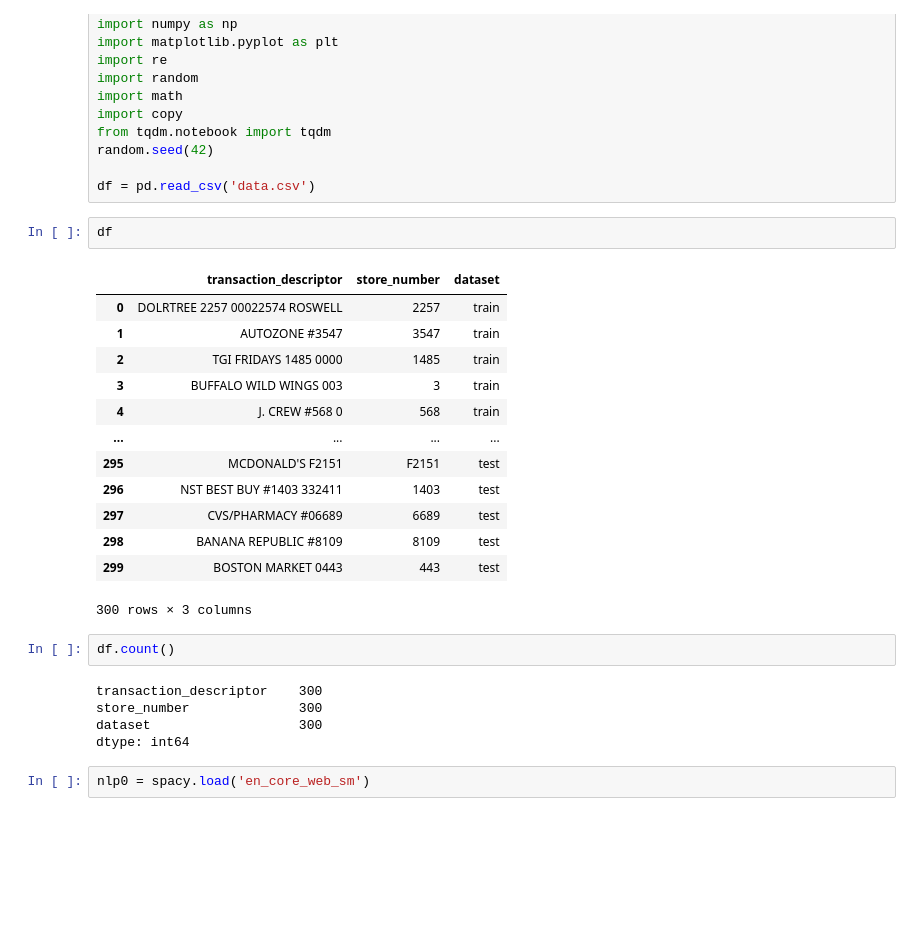
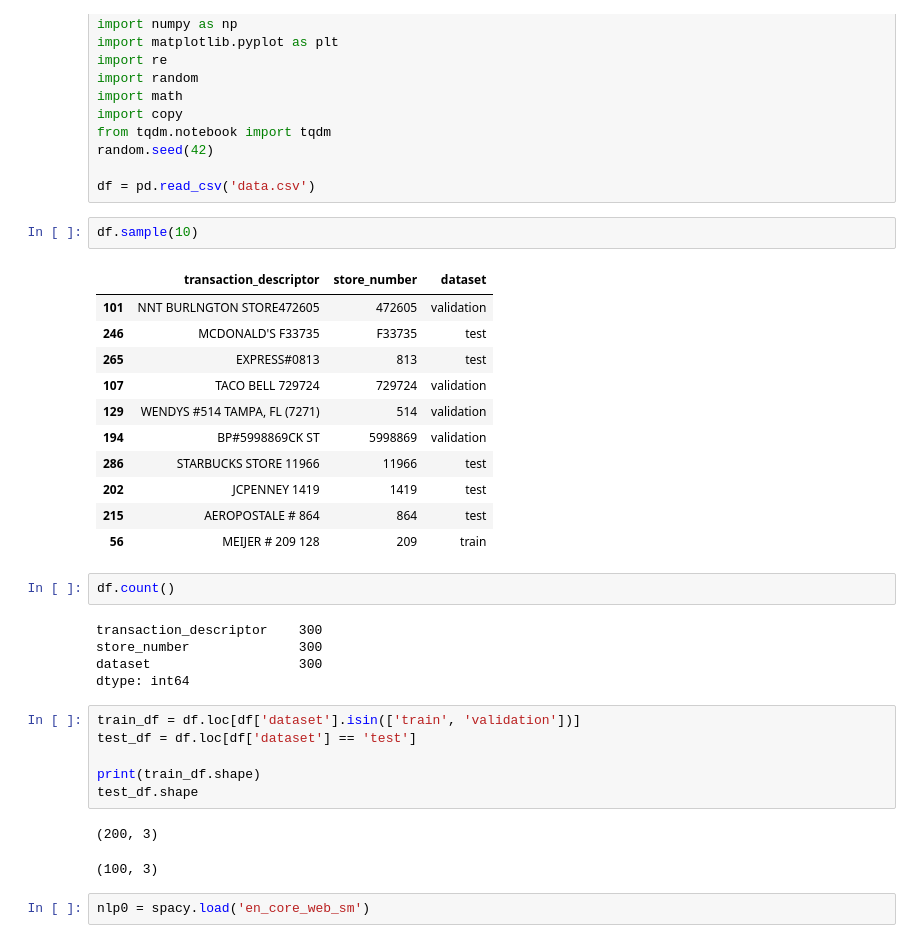
Before and after one commit to Faisal-NSU/python_scripts, a Jupyter notebook: Named_entity_custom_with_SPACY.ipynb, the cells around one changed output. Drawn from its saved outputs; the diff is of its cells as text; blank space fills up the shorter version.

```diff
--- a/Named_entity_custom_with_SPACY.ipynb
+++ b/Named_entity_custom_with_SPACY.ipynb
@@ -18,21 +18,19 @@ random.seed(42)
 
 df = pd.read_csv('data.csv')
 # %%
-df
+df.sample(10)
 # %% [output]
 |  | transaction_descriptor | store_number | dataset |
-| 0 | DOLRTREE 2257 00022574 ROSWELL | 2257 | train |
-| 1 | AUTOZONE #3547 | 3547 | train |
-| 2 | TGI FRIDAYS 1485 0000 | 1485 | train |
-| 3 | BUFFALO WILD WINGS 003 | 3 | train |
-| 4 | J. CREW #568 0 | 568 | train |
-| ... | ... | ... | ... |
-| 295 | MCDONALD'S F2151 | F2151 | test |
-| 296 | NST BEST BUY #1403 332411 | 1403 | test |
-| 297 | CVS/PHARMACY #06689 | 6689 | test |
-| 298 | BANANA REPUBLIC #8109 | 8109 | test |
-| 299 | BOSTON MARKET 0443 | 443 | test |
+| 101 | NNT BURLNGTON STORE472605 | 472605 | validation |
+| 246 | MCDONALD'S F33735 | F33735 | test |
+| 265 | EXPRESS#0813 | 813 | test |
+| 107 | TACO BELL 729724 | 729724 | validation |
+| 129 | WENDYS #514 TAMPA, FL (7271) | 514 | validation |
+| 194 | BP#5998869CK ST | 5998869 | validation |
+| 286 | STARBUCKS STORE 11966 | 11966 | test |
+| 202 | JCPENNEY 1419 | 1419 | test |
+| 215 | AEROPOSTALE # 864 | 864 | test |
+| 56 | MEIJER # 209 128 | 209 | train |
-300 rows × 3 columns
 # %%
 df.count()
 # %% [output]
@@ -40,6 +38,15 @@ transaction_descriptor    300
 store_number              300
 dataset                   300
 dtype: int64
+# %%
+train_df = df.loc[df['dataset'].isin(['train', 'validation'])]
+test_df = df.loc[df['dataset'] == 'test']
+
+print(train_df.shape)
+test_df.shape
+# %% [output]
+(200, 3)
+(100, 3)
 # %%
 nlp0 = spacy.load('en_core_web_sm')
 # %%
```
Also changed, not shown: parts of 8 cells of this notebook.
